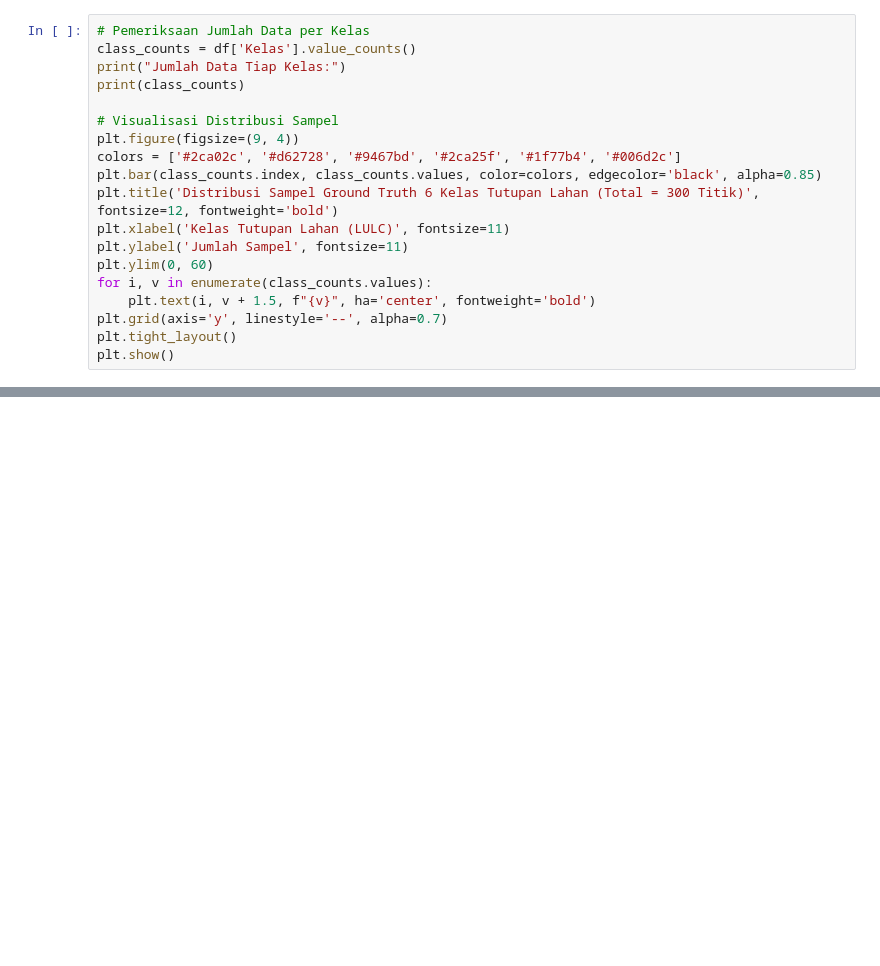
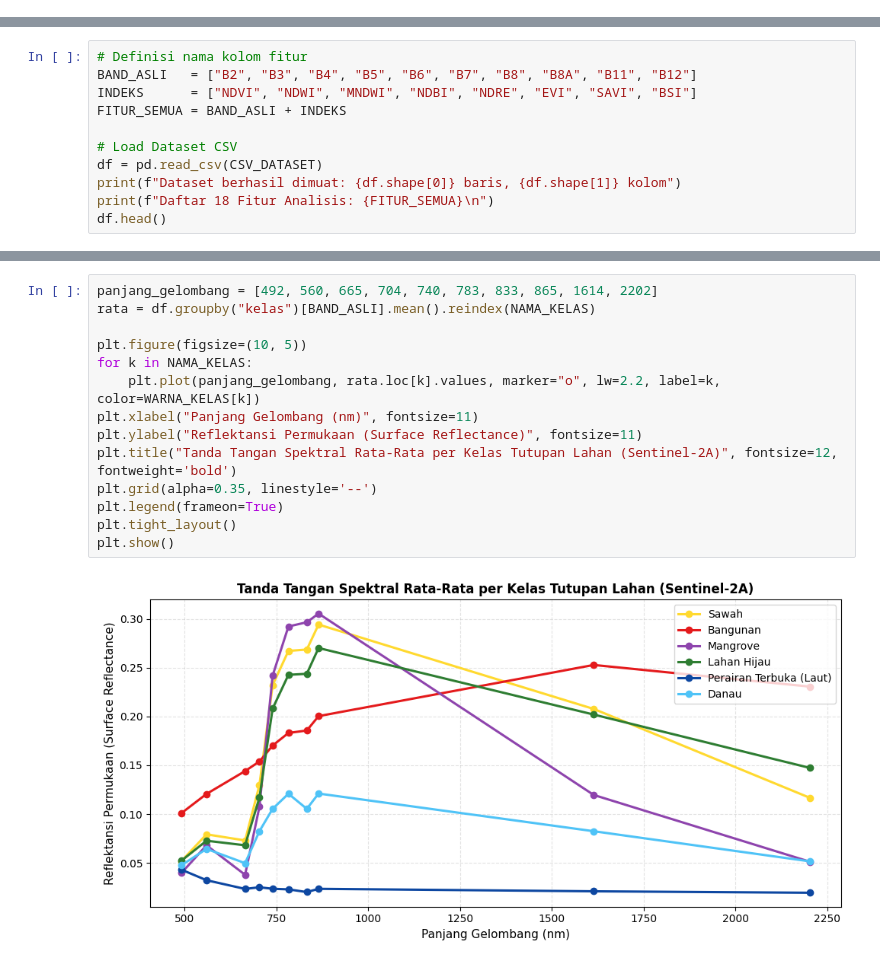
Before and after one commit to izzulmillahaqil/PSD, a Jupyter notebook: _sources/klasifikasi_lulc_decision_tree.ipynb, the cells around one changed output, grey strips where cells are left out. Drawn from its saved outputs; the diff is of its cells as text; blank space fills up the shorter version.

```diff
--- a/_sources/klasifikasi_lulc_decision_tree.ipynb
+++ b/_sources/klasifikasi_lulc_decision_tree.ipynb
@@ -129,19 +0,0 @@ Dataset memiliki 6 kelas dengan jumlah sampel yang seimbang (50 data tiap kelas)
-# %%
-# Pemeriksaan Jumlah Data per Kelas
-class_counts = df['Kelas'].value_counts()
-print("Jumlah Data Tiap Kelas:")
-print(class_counts)
-
-# Visualisasi Distribusi Sampel
-plt.figure(figsize=(9, 4))
-colors = ['#2ca02c', '#d62728', '#9467bd', '#2ca25f', '#1f77b4', '#006d2c']
-plt.bar(class_counts.index, class_counts.values, color=colors, edgecolor='black', alpha=0.85)
-plt.title('Distribusi Sampel Ground Truth 6 Kelas Tutupan Lahan (Total = 300 Titik)', fontsize=12, fontweight='bold')
-plt.xlabel('Kelas Tutupan Lahan (LULC)', fontsize=11)
-plt.ylabel('Jumlah Sampel', fontsize=11)
-plt.ylim(0, 60)
-for i, v in enumerate(class_counts.values):
-    plt.text(i, v + 1.5, f"{v}", ha='center', fontweight='bold')
-plt.grid(axis='y', linestyle='--', alpha=0.7)
-plt.tight_layout()
-plt.show()
@@ -428,0 +213,11 @@ Peta interaktif berhasil disimpan ke 'peta_lulc_jatim_google_satellite.html'
+# %%
+# Definisi nama kolom fitur
+BAND_ASLI   = ["B2", "B3", "B4", "B5", "B6", "B7", "B8", "B8A", "B11", "B12"]
+INDEKS      = ["NDVI", "NDWI", "MNDWI", "NDBI", "NDRE", "EVI", "SAVI", "BSI"]
+FITUR_SEMUA = BAND_ASLI + INDEKS
+
+# Load Dataset CSV
+df = pd.read_csv(CSV_DATASET)
+print(f"Dataset berhasil dimuat: {df.shape[0]} baris, {df.shape[1]} kolom")
+print(f"Daftar 18 Fitur Analisis: {FITUR_SEMUA}\n")
+df.head()
@@ -428,0 +292,16 @@ Peta interaktif berhasil disimpan ke 'peta_lulc_jatim_google_satellite.html'
+# %%
+panjang_gelombang = [492, 560, 665, 704, 740, 783, 833, 865, 1614, 2202]
+rata = df.groupby("kelas")[BAND_ASLI].mean().reindex(NAMA_KELAS)
+
+plt.figure(figsize=(10, 5))
+for k in NAMA_KELAS:
+    plt.plot(panjang_gelombang, rata.loc[k].values, marker="o", lw=2.2, label=k, color=WARNA_KELAS[k])
+plt.xlabel("Panjang Gelombang (nm)", fontsize=11)
+plt.ylabel("Reflektansi Permukaan (Surface Reflectance)", fontsize=11)
+plt.title("Tanda Tangan Spektral Rata-Rata per Kelas Tutupan Lahan (Sentinel-2A)", fontsize=12, fontweight='bold')
+plt.grid(alpha=0.35, linestyle='--')
+plt.legend(frameon=True)
+plt.tight_layout()
+plt.show()
+# %% [output]
+[figure, added]
```
Also changed, not shown: parts of 51 cells of this notebook, 21 other files.
